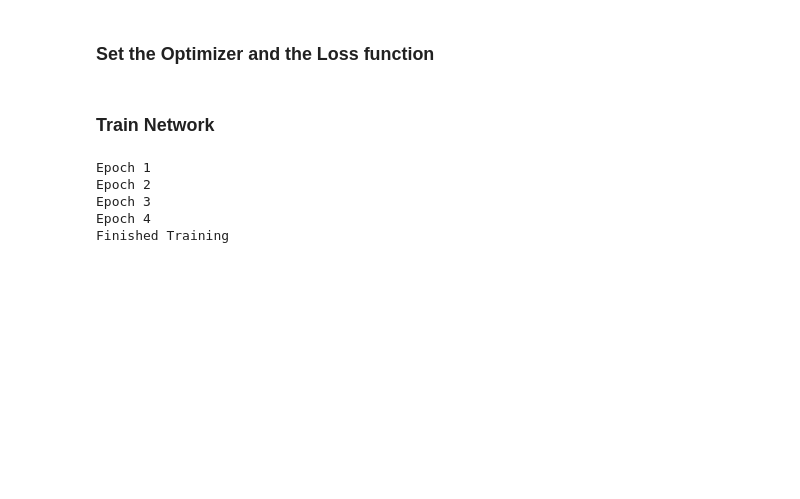
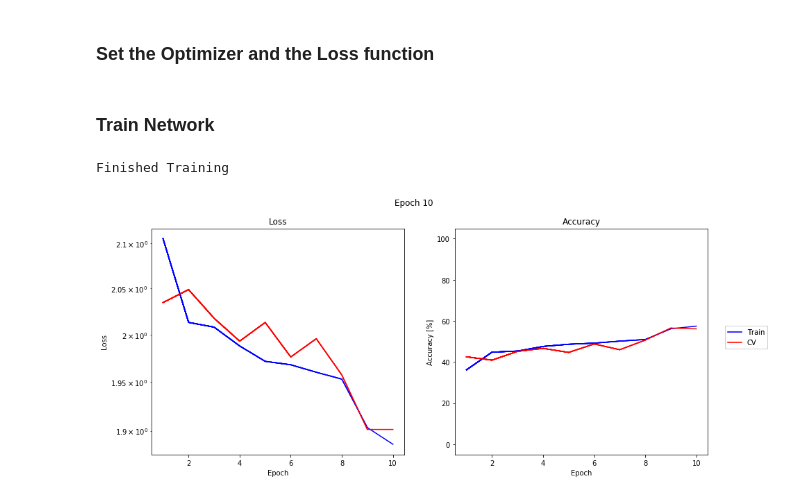
Before and after one commit to jacekplocharczyk/fashion-mnist-pytorch, a Jupyter notebook: fashion-mnist.ipynb, the cells around one changed output. Saved outputs shown, nothing was run; the diff lists cells and outputs as text; code cells hidden in the pictures; blank space fills up the shorter version.

Commit message:
add live plotting

```diff
--- a/fashion-mnist.ipynb
+++ b/fashion-mnist.ipynb
@@ -207,9 +211,9 @@ class Net(nn.Module):
 # %% [markdown]
 ### Train Network
 # %%
-epoch_no = 4
+epoch_no = 10
 train_stats_freq = 1  # calculate stats every x epoch
-cv_stats_freq = 2  # calculate cv stats every x epoch
+cv_stats_freq = 1  # calculate cv stats every x epoch
 # %%
 class Stats:
     @property
@@ -280,48 +284,78 @@ class CVStats(Stats):
                 max_index = outputs.max(dim = 1)[1]
                 epoch_good_predicitions += int((max_index == labels).sum())
 
-        accuracy = epoch_good_predicitions / (cv * rows_to_import)
+        accuracy = epoch_good_predicitions / (cv * rows_to_import) * 100
         mean_loss = accumualted_loss / (cv * rows_to_import)
 
         return mean_loss, accuracy
+# %%
+class PlotStats:
+    def __init__(self):
+        self.fig, self.axs = plt.subplots(nrows=1, ncols=2, figsize=(14,6))
+        self._configure_plots()
+
+    def _configure_plots(self):
+        self.axs[0].set_title('Loss')
+        self.axs[0].set_yscale("log", nonposy='clip')
+        self.axs[0].set_ylabel("Loss")
+        self.axs[0].set_xlabel("Epoch")
+
+        self.axs[1].set_title('Accuracy')
+        self.axs[1].set_ylabel("Accuracy [%]")
+        self.axs[1].set_ylim((-5, 105))
+
+        self.axs[1].set_xlabel("Epoch")
+
+    def __call__(self, train_stats, cv_stats):
+        epoch = train_stats.loss[0][-1]
+        self.fig.suptitle(f'Epoch {epoch}')
+        self.axs[0].plot(*train_stats.loss, '-b', *cv_stats.loss, '-r')
+        self.axs[1].plot(*train_stats.accuracy, '-b', *cv_stats.accuracy, '-r')
+
+        self.fig.legend(labels=['Train', 'CV'], loc="center right",  borderaxespad=0.1)
+        plt.subplots_adjust(right=0.92)
+        self.fig.canvas.draw()
+        display.clear_output(wait=True)
+        display.display(plt.gcf())
 # %%
 net = Net()
 train_stats = TrainStats(train_stats_freq)
 cv_stats = CVStats(cv_stats_freq, cv_dataloader)
 
+plot_stats = PlotStats()
 
 criterion = nn.CrossEntropyLoss()
 optimizer = optim.Adam(net.parameters(), lr=0.0001)
 
+
 for epoch in range(epoch_no):  # loop over the dataset multiple times
-    print(f"Epoch {epoch + 1}")
     accumualted_loss = 0.0
     epoch_good_predicitions = 0
 
     for i, data in enumerate(train_dataloader, 0):
         inputs, labels = data['image'], data['label']
 
         optimizer.zero_grad()
 
         outputs = net(inputs)
         loss = criterion(outputs, labels)
         loss.backward()
         optimizer.step()
         batch_size = outputs.shape[0]
 
         accumualted_loss += loss.item() * batch_size
         max_index = outputs.max(dim = 1)[1]
         epoch_good_predicitions += int((max_index == labels).sum())
 
-    epoch_accuracy = epoch_good_predicitions / (train * rows_to_import)
+    epoch_accuracy = epoch_good_predicitions / (train * rows_to_import) * 100
     mean_loss = accumualted_loss / (train * rows_to_import)
     train_stats(epoch, mean_loss, epoch_accuracy)
     cv_stats(net)
 
+    plot_stats(train_stats, cv_stats)
+
+    display.clear_output(wait=True)
 print('Finished Training')
 # %% [output]
-Epoch 1
-Epoch 2
-Epoch 3
-Epoch 4
 Finished Training
+[figure, added]
```
Also changed, not shown: parts of 1 cell of this notebook, 1 other file.
